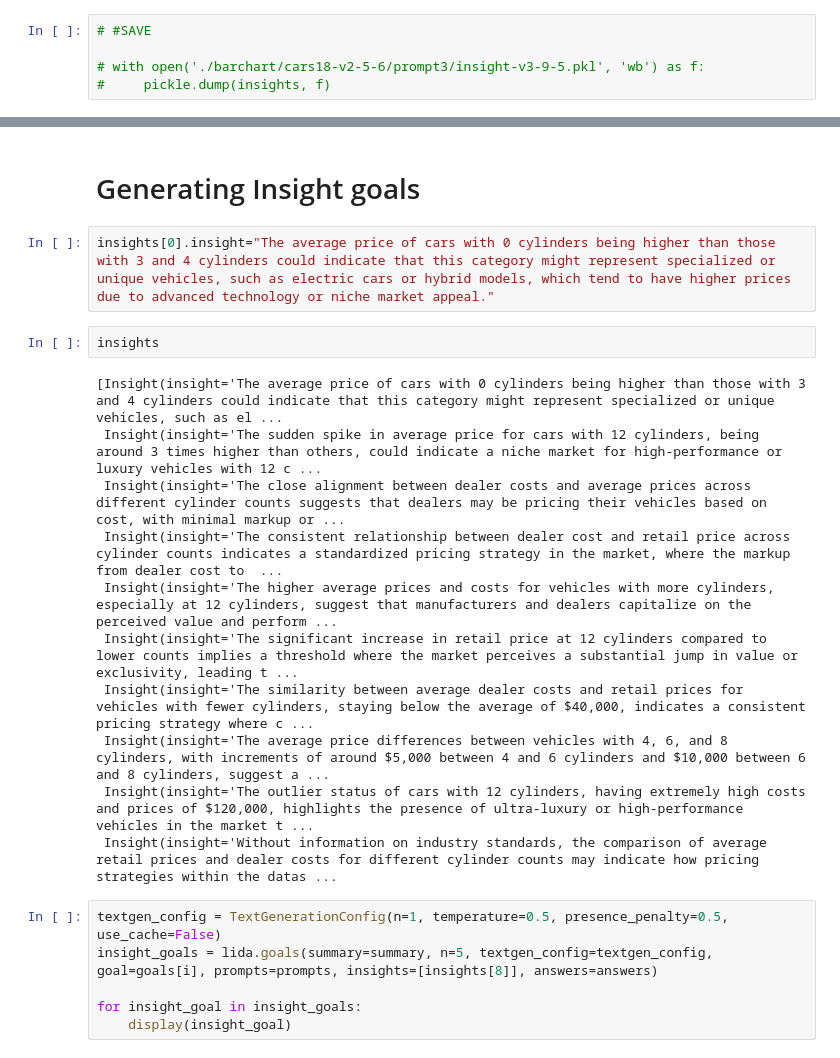
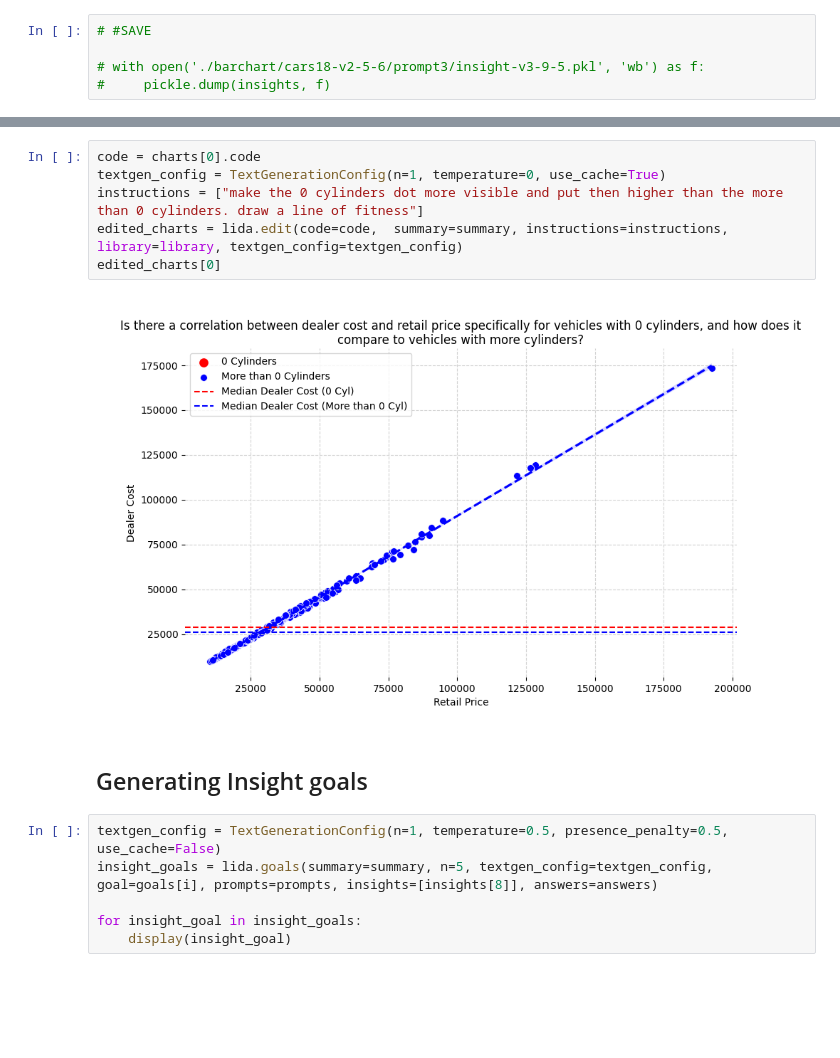
Before and after one commit to allainerain/insight-lab, a Jupyter notebook: notebooks/ver3/tutorial.ipynb, the cells around one changed output, grey strips where cells are left out. Saved outputs shown, nothing was run; the diff lists cells and outputs as text; blank space fills up the shorter version.

```diff
--- a/notebooks/ver3/tutorial.ipynb
+++ b/notebooks/ver3/tutorial.ipynb
@@ -945,20 +1255,13 @@ display(insights)
+# %%
+code = charts[0].code
+textgen_config = TextGenerationConfig(n=1, temperature=0, use_cache=True)
+instructions = ["make the 0 cylinders dot more visible and put then higher than the more than 0 cylinders. draw a line of fitness"]
+edited_charts = lida.edit(code=code,  summary=summary, instructions=instructions, library=library, textgen_config=textgen_config)
+edited_charts[0]
+# %% [output]
+[figure, added]
 # %% [markdown]
-# Generating Insight goals
+## Generating Insight goals
-# %%
-insights[0].insight="The average price of cars with 0 cylinders being higher than those with 3 and 4 cylinders could indicate that this category might represent specialized or unique vehicles, such as electric cars or hybrid models, which tend to have higher prices due to advanced technology or niche market appeal."
-# %%
-insights
-# %% [output]
-[Insight(insight='The average price of cars with 0 cylinders being higher than those with 3 and 4 cylinders could indicate that this category might represent specialized or unique vehicles, such as el ...
- Insight(insight='The sudden spike in average price for cars with 12 cylinders, being around 3 times higher than others, could indicate a niche market for high-performance or luxury vehicles with 12 c ...
- Insight(insight='The close alignment between dealer costs and average prices across different cylinder counts suggests that dealers may be pricing their vehicles based on cost, with minimal markup or ...
- Insight(insight='The consistent relationship between dealer cost and retail price across cylinder counts indicates a standardized pricing strategy in the market, where the markup from dealer cost to  ...
- Insight(insight='The higher average prices and costs for vehicles with more cylinders, especially at 12 cylinders, suggest that manufacturers and dealers capitalize on the perceived value and perform ...
- Insight(insight='The significant increase in retail price at 12 cylinders compared to lower counts implies a threshold where the market perceives a substantial jump in value or exclusivity, leading t ...
- Insight(insight='The similarity between average dealer costs and retail prices for vehicles with fewer cylinders, staying below the average of $40,000, indicates a consistent pricing strategy where c ...
- Insight(insight='The average price differences between vehicles with 4, 6, and 8 cylinders, with increments of around $5,000 between 4 and 6 cylinders and $10,000 between 6 and 8 cylinders, suggest a ...
- Insight(insight='The outlier status of cars with 12 cylinders, having extremely high costs and prices of $120,000, highlights the presence of ultra-luxury or high-performance vehicles in the market t ...
- Insight(insight='Without information on industry standards, the comparison of average retail prices and dealer costs for different cylinder counts may indicate how pricing strategies within the datas ...
 # %%
 textgen_config = TextGenerationConfig(n=1, temperature=0.5, presence_penalty=0.5, use_cache=False)
 insight_goals = lida.goals(summary=summary, n=5, textgen_config=textgen_config, goal=goals[i], prompts=prompts, insights=[insights[8]], answers=answers)
```
Also changed, not shown: parts of 44 cells of this notebook, 15 other files.
